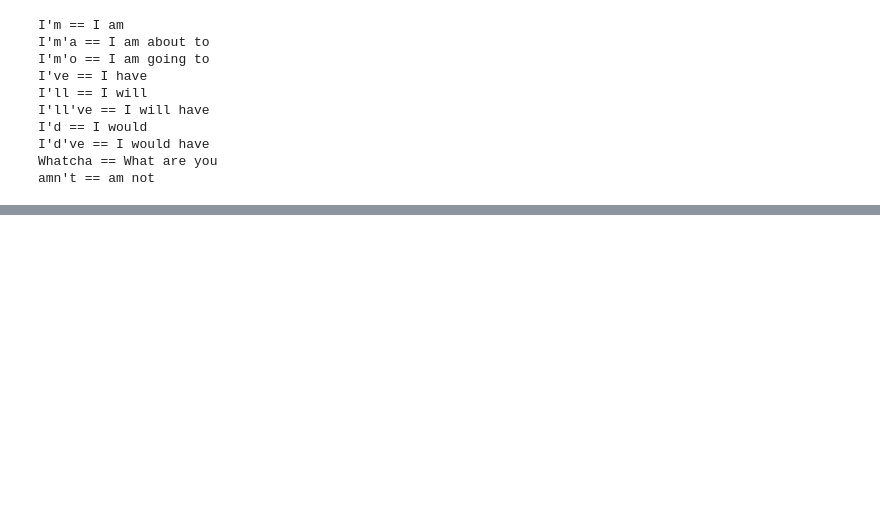
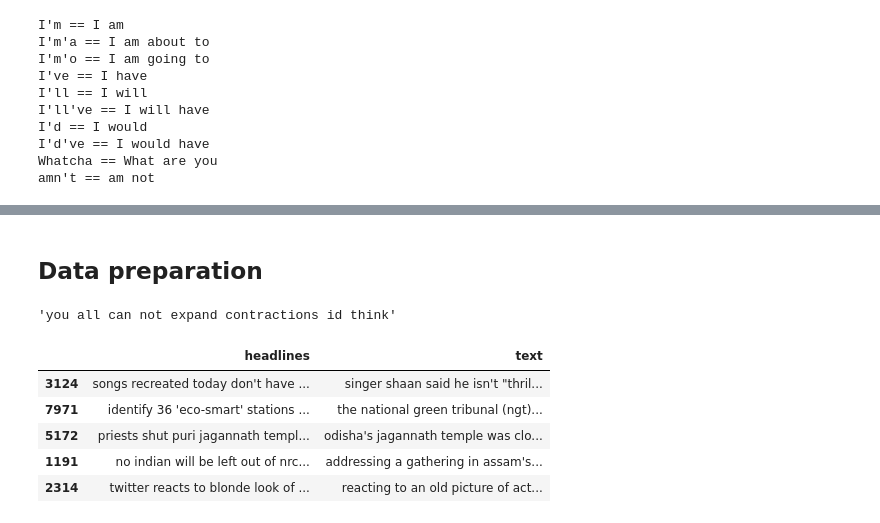
Before and after one commit to Piyush20-11/Abstractive-Text-Summarization, a Jupyter notebook: ats_proj.ipynb, the cells around one changed output, grey strips where cells are left out. Drawn from its saved outputs; the diff is of its cells as text; code cells hidden in the pictures; blank space fills up the shorter version.

```diff
--- a/ats_proj.ipynb
+++ b/ats_proj.ipynb
@@ -52,0 +71,14 @@ df2 = pd.DataFrame(data[1:], columns=data[0])
+# %%
+df2_columns = df2.columns.tolist()
+df2_columns.remove('headlines')
+df2_columns.remove('text')
+df2.drop(df2_columns, axis='columns', inplace=True)
+
+df = pd.concat([df1, df2], axis='rows')
+del df1, df2
+
+# Shuffling the df
+df = df.sample(frac=1).reset_index(drop=True)
+
+print(f'Dataset size: {len(df)}')
+df.sample(5)
@@ -52,0 +93,38 @@ df2 = pd.DataFrame(data[1:], columns=data[0])
+# %% [markdown]
+## Data preparation
+# %%
+def expand_contractions(text, contraction_map=contractions_dict):
+    # Using regex for getting all contracted words
+    contractions_keys = '|'.join(contraction_map.keys())
+    contractions_pattern = re.compile(f'({contractions_keys})', flags=re.DOTALL)
+
+    def expand_match(contraction):
+        # Getting entire matched sub-string
+        match = contraction.group(0)
+        expanded_contraction = contraction_map.get(match)
+        if not expand_contractions:
+            print(match)
+            return match
+        return expanded_contraction
+
+    expanded_text = contractions_pattern.sub(expand_match, text)
+    expanded_text = re.sub("'", "", expanded_text)
+    return expanded_text
+
+
+expand_contractions("y'all can't expand contractions i'd think")
+# %% [output]
+'you all can not expand contractions id think'
+# %%
+# Converting to lowercase
+df.text = df.text.apply(str.lower)
+df.headlines = df.headlines.apply(str.lower)
+
+df.sample(5)
+# %% [output]
+|  | headlines | text |
+| 3124 | songs recreated today don't have ... | singer shaan said he isn't "thril... |
+| 7971 | identify 36 'eco-smart' stations ... | the national green tribunal (ngt)... |
+| 5172 | priests shut puri jagannath templ... | odisha's jagannath temple was clo... |
+| 1191 | no indian will be left out of nrc... | addressing a gathering in assam's... |
+| 2314 | twitter reacts to blonde look of ... | reacting to an old picture of act... |
```
Also changed, not shown: parts of 8 cells of this notebook.
